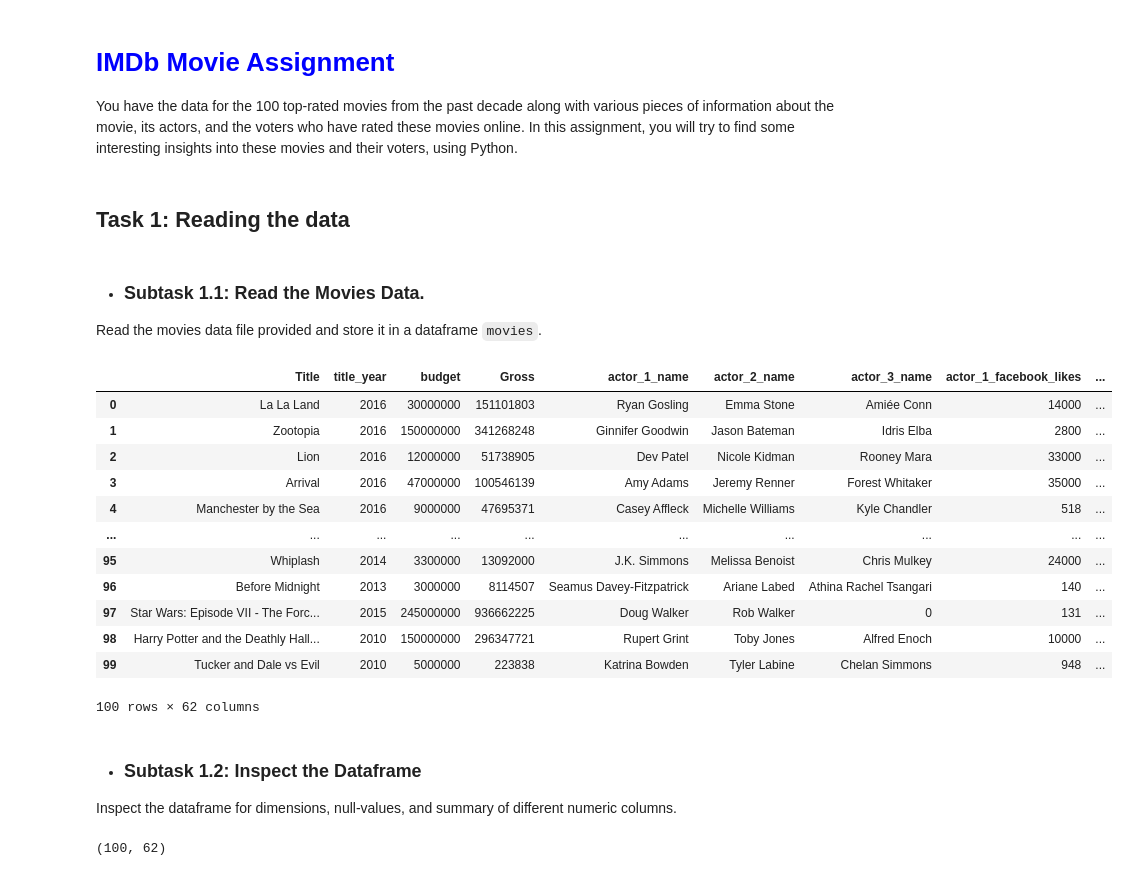
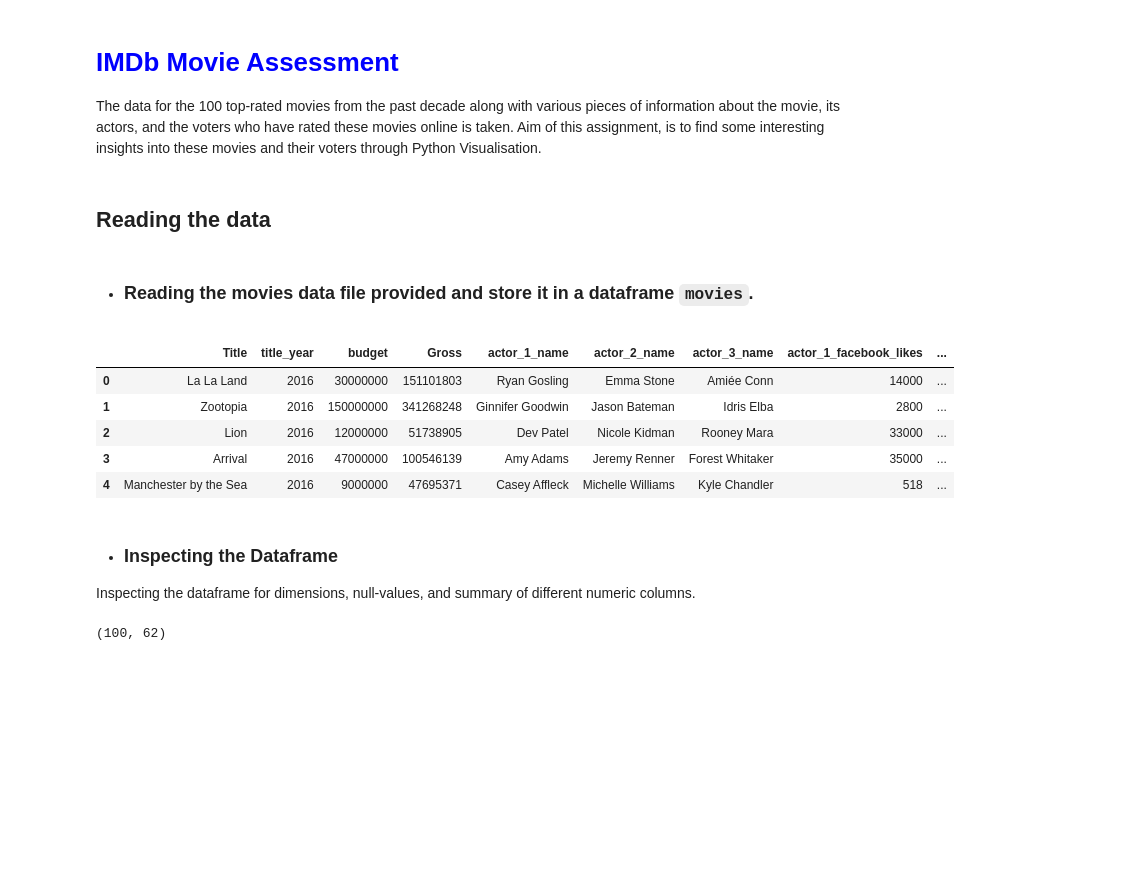
Before and after one commit to Sunil12Subu/Analysis-on-IMDB-dataset, a Jupyter notebook: IMDb+Movie+Assignment_stub.ipynb, the cells around one changed output. Cells and saved outputs as stored; diff of their text form; code cells hidden in the pictures; blank space fills up the shorter version.

```diff
--- a/IMDb+Movie+Assignment_stub.ipynb
+++ b/IMDb+Movie+Assignment_stub.ipynb
@@ -11,37 +11,28 @@ import pandas as pd
 import seaborn as sns
 import matplotlib.pyplot as plt
 # %% [markdown]
-# <font color = blue> IMDb Movie Assignment </font>
+# <font color = blue> IMDb Movie Assessment </font>
 
-You have the data for the 100 top-rated movies from the past decade along with various pieces of information about the movie, its actors, and the voters who have rated these movies online. In this assignment, you will try to find some interesting insights into these movies and their voters, using Python.
+The data for the 100 top-rated movies from the past decade along with various pieces of information about the movie, its actors, and the voters who have rated these movies online is taken. Aim of this assignment, is to find some interesting insights into these movies and their voters through Python Visualisation.
 # %% [markdown]
-##  Task 1: Reading the data
+##  Reading the data
 # %% [markdown]
-- ### Subtask 1.1: Read the Movies Data.
-
-Read the movies data file provided and store it in a dataframe `movies`.
+- ### Reading the movies data file provided and store it in a dataframe `movies`.
 # %%
 pd.set_option('display.max_columns', 100)
 # %%
-# Read the csv file using 'read_csv'. Please write your dataset location here.
-movies = pd.read_csv(r"C:\Users\sunil\Downloads\Movie+Assignment+Data.csv")
-movies
+# Reading the csv file using 'read_csv'.
+movies = pd.read_csv("Movie+Assignment+Data.csv")
+movies.head()
 # %% [output]
 |  | Title | title_year | budget | Gross | actor_1_name | actor_2_name | actor_3_name | actor_1_facebook_likes | ... |
 | 0 | La La Land | 2016 | 30000000 | 151101803 | Ryan Gosling | Emma Stone | Amiée Conn | 14000 | ... |
 | 1 | Zootopia | 2016 | 150000000 | 341268248 | Ginnifer Goodwin | Jason Bateman | Idris Elba | 2800 | ... |
 | 2 | Lion | 2016 | 12000000 | 51738905 | Dev Patel | Nicole Kidman | Rooney Mara | 33000 | ... |
 | 3 | Arrival | 2016 | 47000000 | 100546139 | Amy Adams | Jeremy Renner | Forest Whitaker | 35000 | ... |
 | 4 | Manchester by the Sea | 2016 | 9000000 | 47695371 | Casey Affleck | Michelle Williams | Kyle Chandler | 518 | ... |
-| ... | ... | ... | ... | ... | ... | ... | ... | ... | ... |
-| 95 | Whiplash | 2014 | 3300000 | 13092000 | J.K. Simmons | Melissa Benoist | Chris Mulkey | 24000 | ... |
-| 96 | Before Midnight | 2013 | 3000000 | 8114507 | Seamus Davey-Fitzpatrick | Ariane Labed | Athina Rachel Tsangari | 140 | ... |
-| 97 | Star Wars: Episode VII - The Forc... | 2015 | 245000000 | 936662225 | Doug Walker | Rob Walker | 0 | 131 | ... |
-| 98 | Harry Potter and the Deathly Hall... | 2010 | 150000000 | 296347721 | Rupert Grint | Toby Jones | Alfred Enoch | 10000 | ... |
-| 99 | Tucker and Dale vs Evil | 2010 | 5000000 | 223838 | Katrina Bowden | Tyler Labine | Chelan Simmons | 948 | ... |
-100 rows × 62 columns
 # %% [markdown]
-- ###  Subtask 1.2: Inspect the Dataframe
+- ### Inspecting the Dataframe
 
-Inspect the dataframe for dimensions, null-values, and summary of different numeric columns.
+Inspecting the dataframe for dimensions, null-values, and summary of different numeric columns.
 # %%
```
Also changed, not shown: parts of 52 cells of this notebook.
